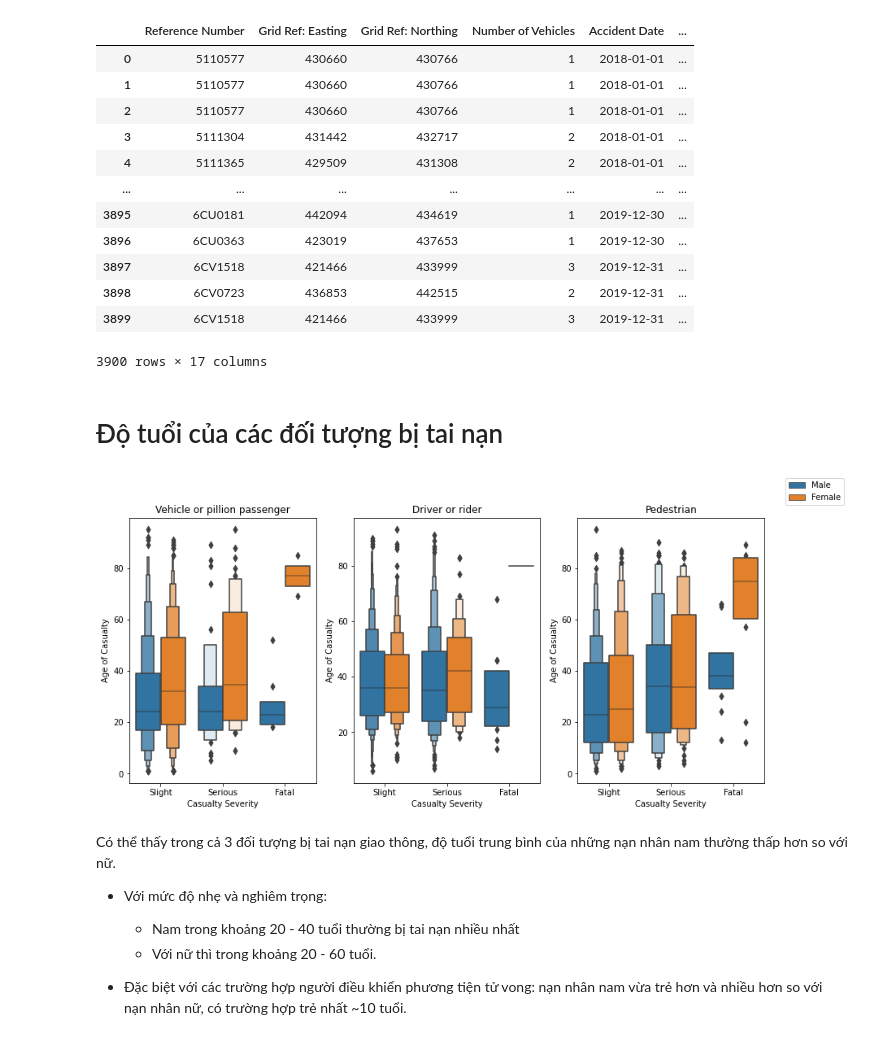
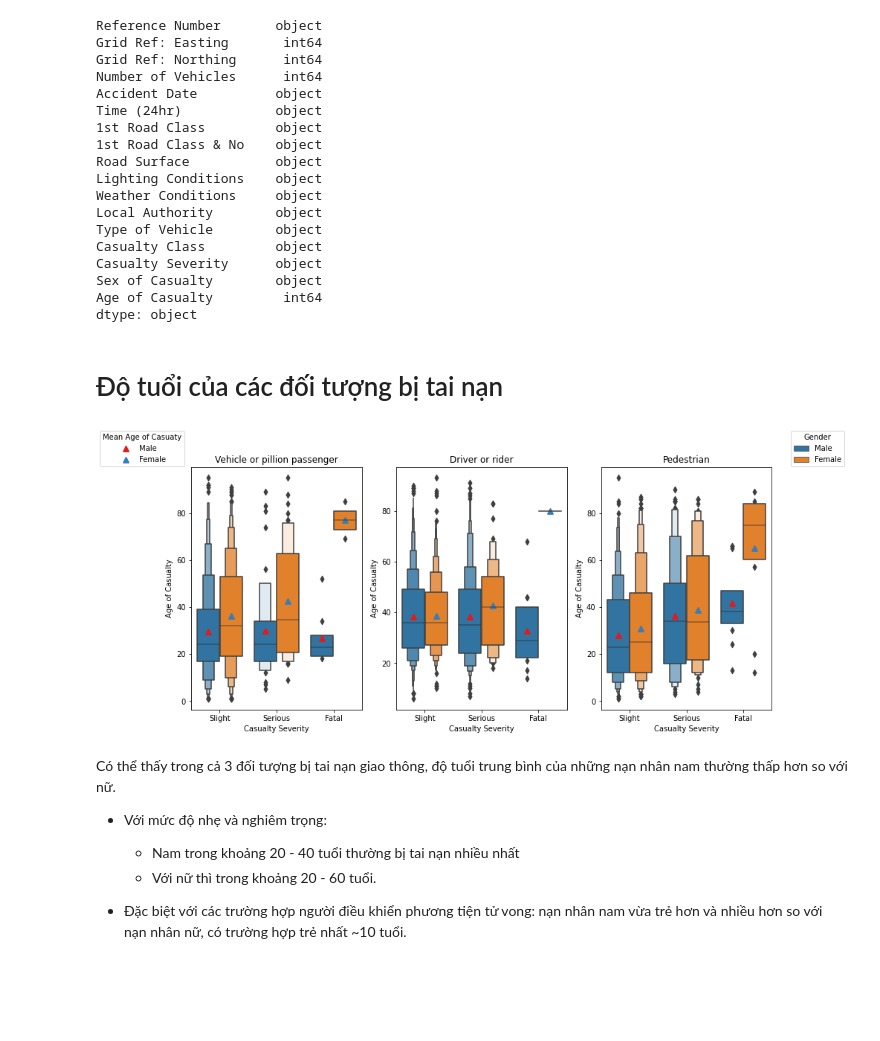
Before and after one commit to XQuyTran/Traffic-Accident-Analysis, a Jupyter notebook: src/analysis/insight_quytran.ipynb, the cells around one changed output. Cells and saved outputs as stored; diff of their text form; code cells hidden in the pictures; blank space fills up the shorter version.

Commit message:
Thêm điểm trung bình độ tuổi vào biểu đồ

```diff
--- a/src/analysis/insight_quytran.ipynb
+++ b/src/analysis/insight_quytran.ipynb
@@ -2,41 +2,48 @@
 import pandas as pd, matplotlib.pyplot as plt, seaborn as sns
 # %%
 traffic_pd = pd.read_csv('../../Data/afterPreprocess.csv')
-traffic_pd
+traffic_pd.dtypes
 # %% [output]
-|  | Reference Number | Grid Ref: Easting | Grid Ref: Northing | Number of Vehicles | Accident Date | ... |
-| 0 | 5110577 | 430660 | 430766 | 1 | 2018-01-01 | ... |
-| 1 | 5110577 | 430660 | 430766 | 1 | 2018-01-01 | ... |
-| 2 | 5110577 | 430660 | 430766 | 1 | 2018-01-01 | ... |
-| 3 | 5111304 | 431442 | 432717 | 2 | 2018-01-01 | ... |
-| 4 | 5111365 | 429509 | 431308 | 2 | 2018-01-01 | ... |
-| ... | ... | ... | ... | ... | ... | ... |
-| 3895 | 6CU0181 | 442094 | 434619 | 1 | 2019-12-30 | ... |
-| 3896 | 6CU0363 | 423019 | 437653 | 1 | 2019-12-30 | ... |
-| 3897 | 6CV1518 | 421466 | 433999 | 3 | 2019-12-31 | ... |
-| 3898 | 6CV0723 | 436853 | 442515 | 2 | 2019-12-31 | ... |
-| 3899 | 6CV1518 | 421466 | 433999 | 3 | 2019-12-31 | ... |
-3900 rows × 17 columns
+Reference Number       object
+Grid Ref: Easting       int64
+Grid Ref: Northing      int64
+Number of Vehicles      int64
+Accident Date          object
+Time (24hr)            object
+1st Road Class         object
+1st Road Class & No    object
+Road Surface           object
+Lighting Conditions    object
+Weather Conditions     object
+Local Authority        object
+Type of Vehicle        object
+Casualty Class         object
+Casualty Severity      object
+Sex of Casualty        object
+Age of Casualty         int64
+dtype: object
 # %% [markdown]
 # Độ tuổi của các đối tượng bị tai nạn
 # %%
 casualty_class = traffic_pd['Casualty Class'].unique()
 
 fig, axes = plt.subplots(1, 3, figsize=(14, 6))
-# fig.suptitle('Biểu đồ thể hiện độ tuổi của các đối tượng bị tai nạn theo giới tính')
+for i in range(len(casualty_class)):
+    data_df = traffic_pd[traffic_pd['Casualty Class'] == casualty_class[i]]
+    sns.boxenplot(data=data_df, x='Casualty Severity', y='Age of Casualty', hue='Sex of Casualty', ax=axes[i])
+    sns.pointplot(data=data_df, x='Casualty Severity', y='Age of Casualty', hue='Sex of Casualty',
+                  linestyles='None', errwidth=0, dodge=0.4, markers=['^', '^'], palette='Set1', ax=axes[i])
 
-for i in range(len(casualty_class)):
-    sns.boxenplot(data=traffic_pd[traffic_pd['Casualty Class'] == casualty_class[i]],
-                x='Casualty Severity', y='Age of Casualty', hue='Sex of Casualty', ax=axes[i])
     axes[i].get_legend().remove()
     axes[i].set_title(casualty_class[i])
 
 handles, labels = axes[0].get_legend_handles_labels()
-fig.legend(handles, labels)
+fig.legend(handles[:2], labels[:2], title='Gender')
+fig.legend(handles[2:], labels[2:], title='Mean Age of Casuaty', loc='upper left')
 
 plt.show()
 # %% [output]
-[figure, old version]
+[figure, new version]
 # %% [markdown]
 Có thể thấy trong cả 3 đối tượng bị tai nạn giao thông, độ tuổi trung bình của những nạn nhân nam thường thấp hơn so với nữ.
 - Với mức độ nhẹ và nghiêm trọng:
```
Also changed, not shown: parts of 1 cell of this notebook.
